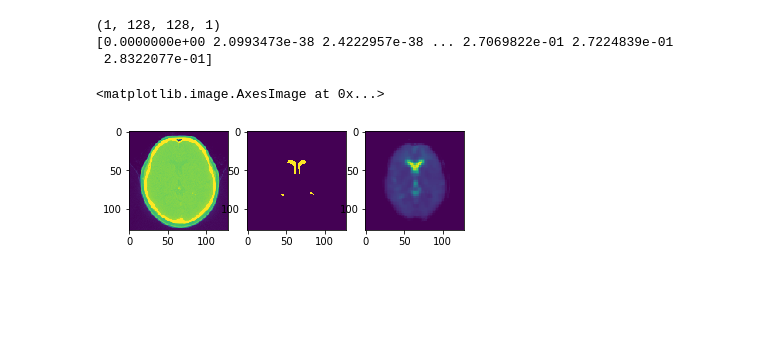
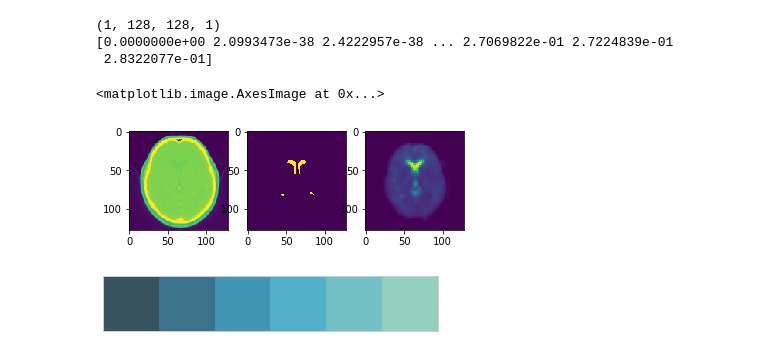
Before and after one commit to leoromanovich/CNN_for_brain_ventricles_segmentation, a Jupyter notebook: Model.ipynb, the cells around one changed output. Drawn from its saved outputs; the diff is of its cells as text; code cells hidden in the pictures; blank space fills up the shorter version.

```diff
--- a/Model.ipynb
+++ b/Model.ipynb
@@ -300,3 +415,7 @@ ax3.imshow(pred_tm)
  2.8322077e-01]
 <matplotlib.image.AxesImage at 0x...>
 [figure]
+# %%
+sns.palplot(sns.color_palette("GnBu_d"))
+# %% [output]
+[figure, added]
```
Also changed, not shown: parts of 13 cells of this notebook, 17 other files.
